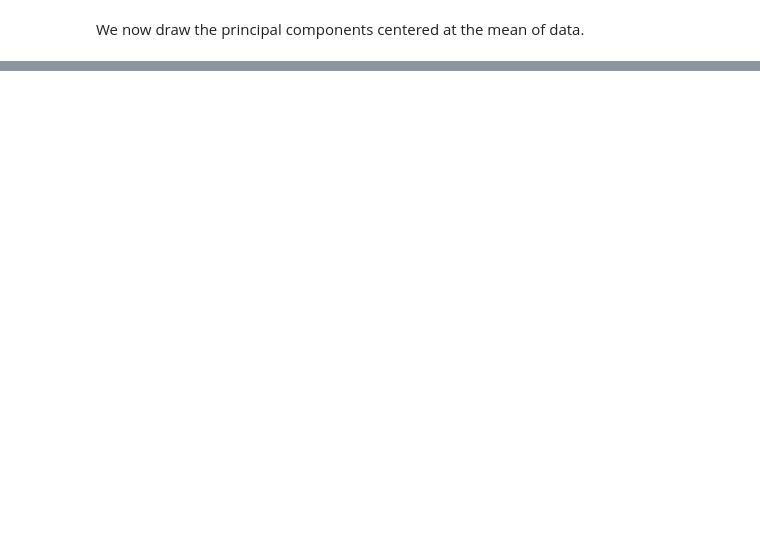
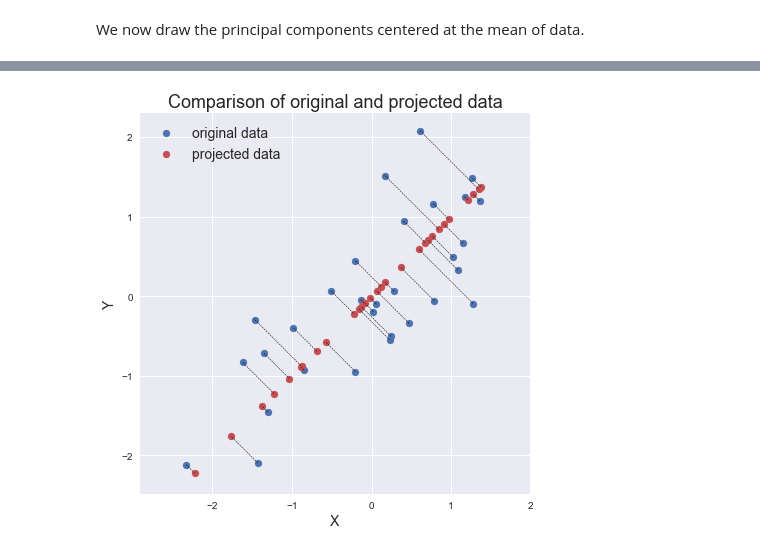
Before and after one commit to jschnab/machine-learning, a Jupyter notebook: pca/pca.ipynb, the cells around one changed output, grey strips where cells are left out. Drawn from its saved outputs; the diff is of its cells as text; code cells hidden in the pictures; blank space fills up the shorter version.

```diff
--- a/pca/pca.ipynb
+++ b/pca/pca.ipynb
@@ -77,0 +83,29 @@ plt.show()
+# %%
+#calculation of the projection of data on K dimensions
+K = 1
+Z = np.dot(data_norm, U[:, 0:K])
+
+#recovery of data
+data_rec = np.dot(Z, U[:, 0:K].T)
+
+#plot
+fig, ax = plt.subplots(figsize=(7, 7))
+ax.axis('equal')
+
+#original data
+ax.scatter(data_norm[:, 0], data_norm[:, 1], color='C0', label='original data')
+
+#projected data
+ax.scatter(data_rec[:, 0], data_rec[:, 1], color='C2', label='projected data')
+
+#relationship between original and projected data
+for  i in range(X.shape[0]):
+    ax.plot([data_norm[i, 0], data_rec[i, 0]], [data_norm[i, 1], data_rec[i, 1]], color='black', linestyle='--', linewidth=0.5)
+
+ax.set_xlabel("X", fontsize=14)
+ax.set_ylabel("Y", fontsize=14)
+ax.set_title("Comparison of original and projected data", fontsize=18)
+ax.legend(fontsize=14)
+plt.show()
+# %% [output]
+[figure, added]
```
Also changed, not shown: parts of 12 cells of this notebook, 2 other files.
